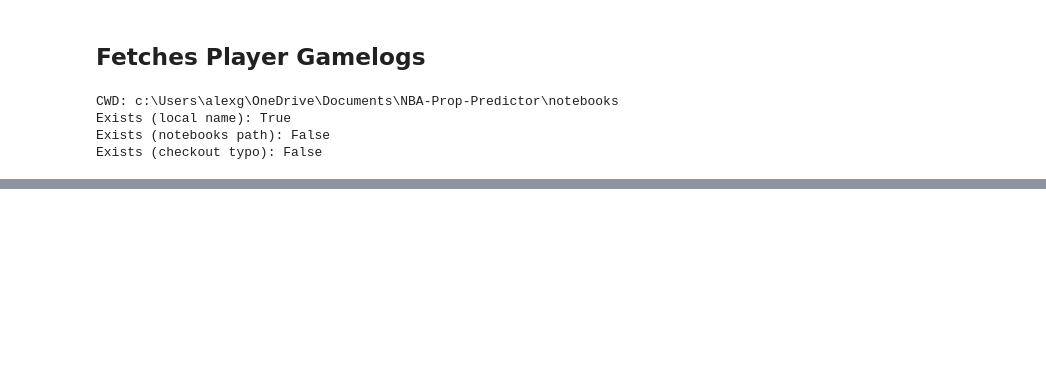
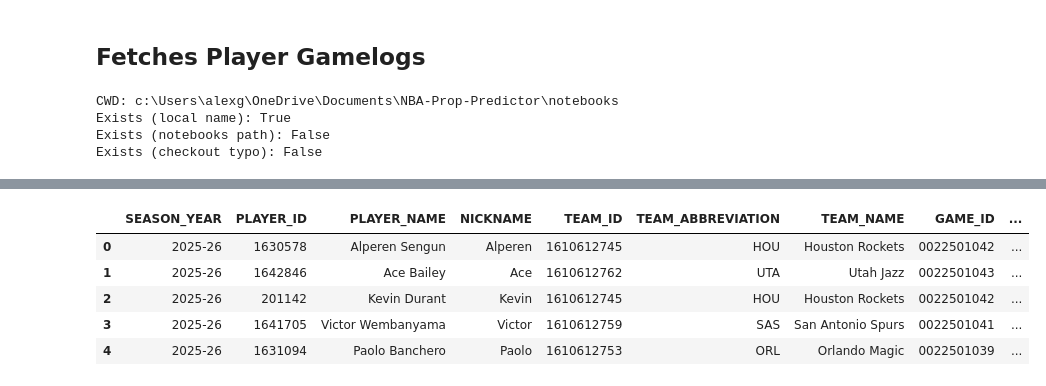
Before and after one commit to spon7ge/NBA-Prop-Predictor, a Jupyter notebook: notebooks/fetch_data.ipynb, the cells around one changed output, grey strips where cells are left out. Drawn from its saved outputs; the diff is of its cells as text; code cells hidden in the pictures; blank space fills up the shorter version.

```diff
--- a/notebooks/fetch_data.ipynb
+++ b/notebooks/fetch_data.ipynb
@@ -74,15 +71,22 @@ Fetching START_POSITION for 1072 games (batch size: 100)...
 # %%
 # Load your existing dataset and the completed checkpoint
 # df = pd.read_csv('season_stats/S26.csv')
-start_positions = pd.read_csv('season_stats/sp_checkpoint.csv', dtype={'GAME_ID': str, 'PLAYER_ID': str})
+start_positions = pd.read_csv('sp_checkpoint.csv', dtype={'GAME_ID': str, 'PLAYER_ID': str})
 
 # # Match types before merging
 df['GAME_ID'] = df['GAME_ID'].astype(str).str.zfill(10)
 df['PLAYER_ID'] = df['PLAYER_ID'].astype(str)
 
 df = df.merge(start_positions[['GAME_ID', 'PLAYER_ID', 'START_POSITION']],
               on=['GAME_ID', 'PLAYER_ID'],
               how='left')
 
 df.head()
+# %% [output]
+|  | SEASON_YEAR | PLAYER_ID | PLAYER_NAME | NICKNAME | TEAM_ID | TEAM_ABBREVIATION | TEAM_NAME | GAME_ID | ... |
+| 0 | 2025-26 | 1630578 | Alperen Sengun | Alperen | 1610612745 | HOU | Houston Rockets | 0022501042 | ... |
+| 1 | 2025-26 | 1642846 | Ace Bailey | Ace | 1610612762 | UTA | Utah Jazz | 0022501043 | ... |
+| 2 | 2025-26 | 201142 | Kevin Durant | Kevin | 1610612745 | HOU | Houston Rockets | 0022501042 | ... |
+| 3 | 2025-26 | 1641705 | Victor Wembanyama | Victor | 1610612759 | SAS | San Antonio Spurs | 0022501041 | ... |
+| 4 | 2025-26 | 1631094 | Paolo Banchero | Paolo | 1610612753 | ORL | Orlando Magic | 0022501039 | ... |
 # %%
```
Also changed, not shown: parts of 4 cells of this notebook, 5 other files.
